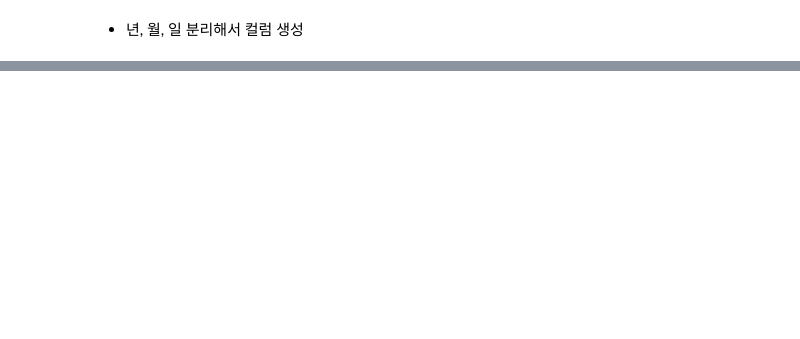
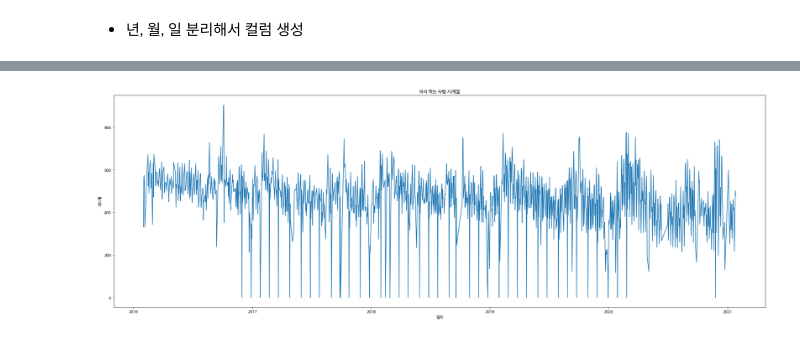
Before and after one commit to convin305/sum_daycon, a Jupyter notebook: [Dacon]구내식당 식수인원예측/구내식당_식수_인원_예측.ipynb, the cells around one changed output, grey strips where cells are left out. Saved outputs shown, nothing was run; the diff lists cells and outputs as text; code cells hidden in the pictures; blank space fills up the shorter version.

```diff
--- a/[Dacon]구내식당 식수인원예측/구내식당_식수_인원_예측.ipynb
+++ b/[Dacon]구내식당 식수인원예측/구내식당_식수_인원_예측.ipynb
@@ -142,0 +174,7 @@ dtype: int64
+# %%
+plt.figure(figsize=(30,10))
+sns.lineplot(x='일자', y="석식계", data=train)
+plt.title("석식 먹는 사람 시계열")
+plt.show()
+# %% [output]
+[figure, added]
```
Also changed, not shown: parts of 61 cells of this notebook.
